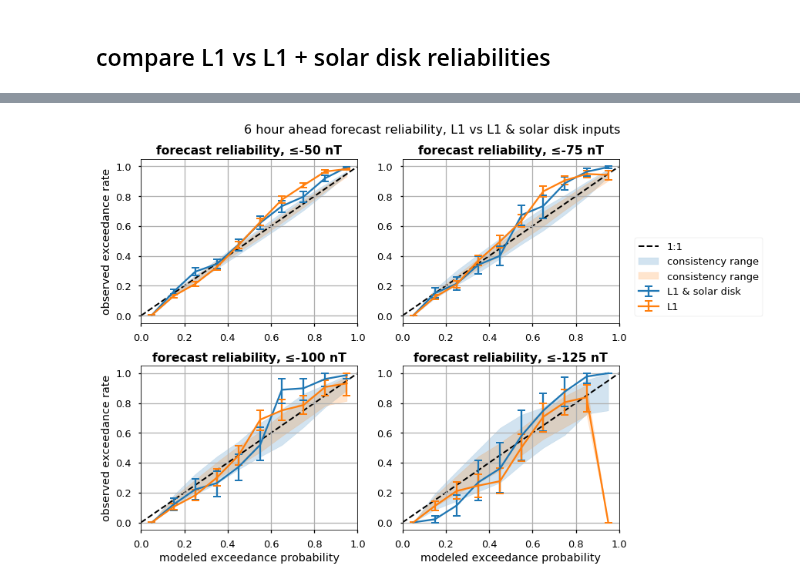
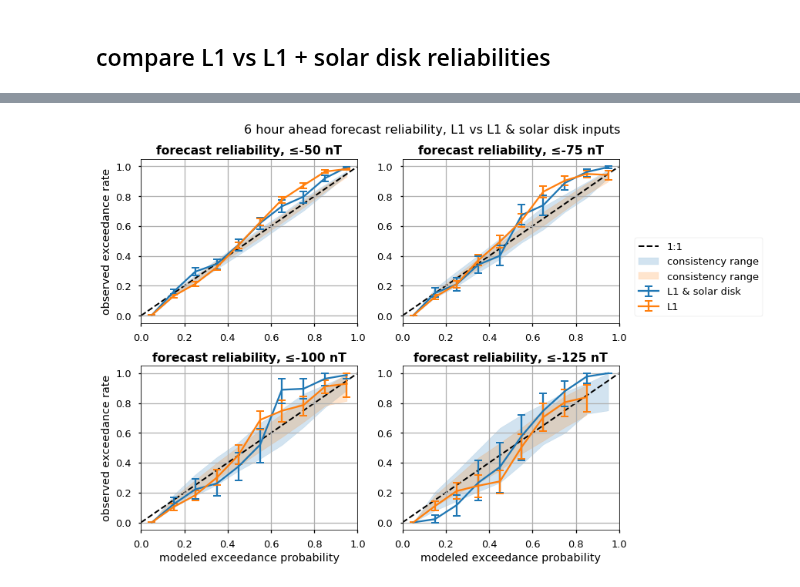
Before and after one commit to sarttiso/spaceweather, a Jupyter notebook: manuscript_figures.ipynb, the cells around one changed output, grey strips where cells are left out. Saved outputs shown, nothing was run; the diff lists cells and outputs as text; code cells hidden in the pictures.

Commit message:
fixed figure comparing reliabilities between l1 and l1+solar disk data

```diff
--- a/manuscript_figures.ipynb
+++ b/manuscript_figures.ipynb
@@ -1070,13 +1070,13 @@ for ii in range(nthres):
     idx = np.unravel_index(ii, ax.shape)
 
     # L1 & solar disk
-    obs_exc[:, ii], obs_exc_pct, consist_pct = reliability(data_out_pred_bt, data_out_arr_bt,
+    obs_exc, obs_exc_pct, consist_pct = reliability(data_out_pred_bt, data_out_arr_bt,
                              thres[ii],
                              bin_edges,
                              exc=exc,
                              first=first,
                              bootstrap=500)
-    obs_exc_pct = np.abs(obs_exc_pct - obs_exc[:, ii])
+    obs_exc_pct = np.abs(obs_exc_pct - obs_exc)
 
     consist_lb[:, ii] = consist_pct[0, :]
     consist_ub[:, ii] = consist_pct[1, :]
@@ -1084,20 +1084,20 @@ for ii in range(nthres):
     ax[idx].fill_between(bins, consist_lb[:,ii], consist_ub[:,ii], color=c[0,:], alpha=0.2, zorder=0.5, label='consistency range')
     ax[idx].plot([0, 1], [0, 1], color='k', linestyle='--', linewidth=2, zorder=0.5, label='1:1')
 
-    ax[idx].errorbar(bins, obs_exc[:,ii],
+    ax[idx].errorbar(bins, obs_exc,
                      yerr=obs_exc_pct,
                      color=c[0,:], capsize=5, capthick=2, label='L1 & solar disk')
 
     # L1 only
-    obs_exc[:, ii], obs_exc_pct, consist_pct = reliability(data_out_pred_l1, data_out_arr_l1,
+    obs_exc, obs_exc_pct, consist_pct = reliability(data_out_pred_l1, data_out_arr_l1,
                              thres[ii],
                              bin_edges,
                              exc=exc,
                              first=first,
-                             bootstrap=500)
-    obs_exc_pct = np.abs(obs_exc_pct - obs_exc[:, ii])
+                             bootstrap=1000)
+    obs_exc_pct = np.abs(obs_exc_pct - obs_exc)
 
-    ax[idx].errorbar(bins, obs_exc[:,ii],
+    ax[idx].errorbar(bins, obs_exc,
                      yerr=obs_exc_pct,
                      color=c[1,:], capsize=5, capthick=2, label='L1')
 
@@ -1144 +1127 @@ WARNING:tensorflow:A checkpoint was restored (e.g. tf.train.Checkpoint.restore o
-[figure, old version]
+[figure, new version]
```
Also changed, not shown: parts of 1 cell of this notebook, 2 other files.
